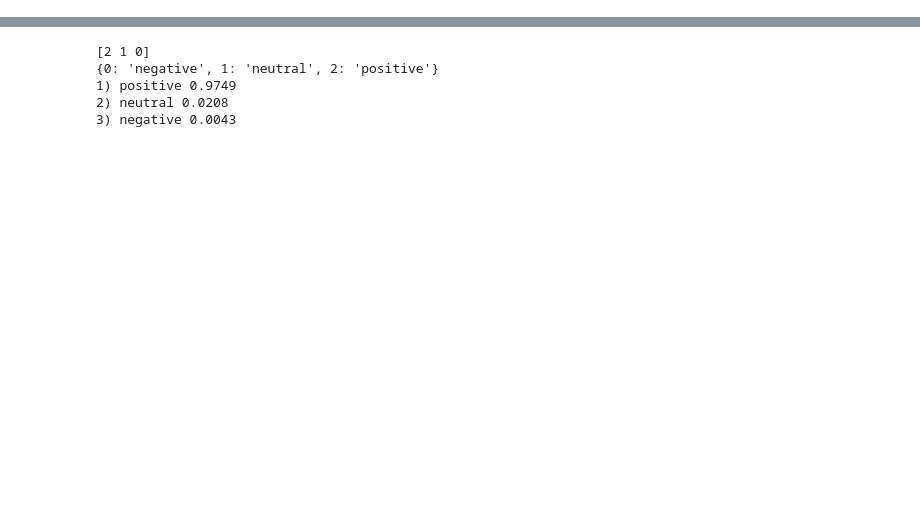
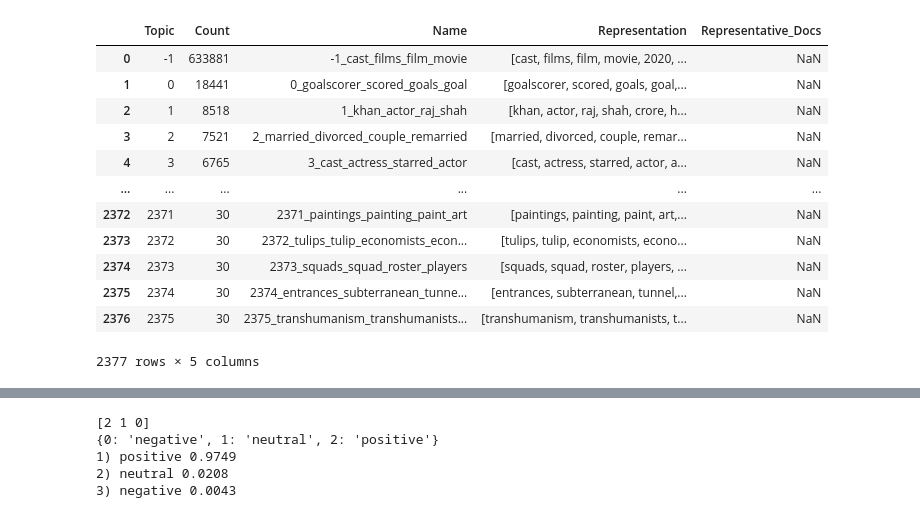
Before and after one commit to dallbellocamila/reddit-sentiment-analysis, a Jupyter notebook: data_filter.ipynb, the cells around one changed output, grey strips where cells are left out. Drawn from its saved outputs; the diff is of its cells as text; code cells hidden in the pictures; blank space fills up the shorter version.

Commit message:
add topic modeling trial code and sample data for visualizations

```diff
--- a/data_filter.ipynb
+++ b/data_filter.ipynb
@@ -194,3 +195,24 @@ comments_size
 #    'california': [__, __, __],
 #    ...
 # }
+# %%
+from bertopic import BERTopic
+topic_model = BERTopic.load("MaartenGr/BERTopic_Wikipedia")
+
+model_topics = topic_model.get_topic_info()
+# %%
+model_topics
+# %% [output]
+|  | Topic | Count | Name | Representation | Representative_Docs |
+| 0 | -1 | 633881 | -1_cast_films_film_movie | [cast, films, film, movie, 2020, ... | NaN |
+| 1 | 0 | 18441 | 0_goalscorer_scored_goals_goal | [goalscorer, scored, goals, goal,... | NaN |
+| 2 | 1 | 8518 | 1_khan_actor_raj_shah | [khan, actor, raj, shah, crore, h... | NaN |
+| 3 | 2 | 7521 | 2_married_divorced_couple_remarried | [married, divorced, couple, remar... | NaN |
+| 4 | 3 | 6765 | 3_cast_actress_starred_actor | [cast, actress, starred, actor, a... | NaN |
+| ... | ... | ... | ... | ... | ... |
+| 2372 | 2371 | 30 | 2371_paintings_painting_paint_art | [paintings, painting, paint, art,... | NaN |
+| 2373 | 2372 | 30 | 2372_tulips_tulip_economists_econ... | [tulips, tulip, economists, econo... | NaN |
+| 2374 | 2373 | 30 | 2373_squads_squad_roster_players | [squads, squad, roster, players, ... | NaN |
+| 2375 | 2374 | 30 | 2374_entrances_subterranean_tunne... | [entrances, subterranean, tunnel,... | NaN |
+| 2376 | 2375 | 30 | 2375_transhumanism_transhumanists... | [transhumanism, transhumanists, t... | NaN |
+2377 rows × 5 columns
```
Also changed, not shown: parts of 15 cells of this notebook, 1 other file.
